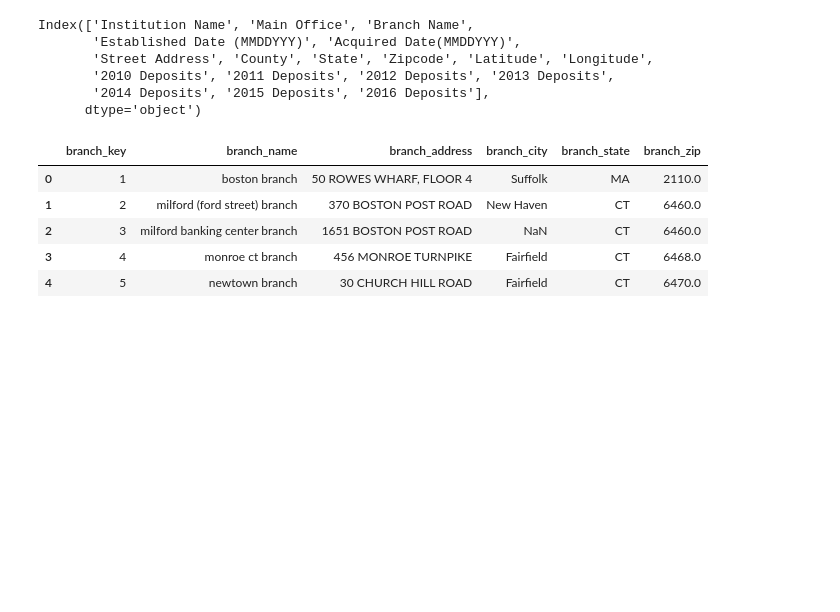
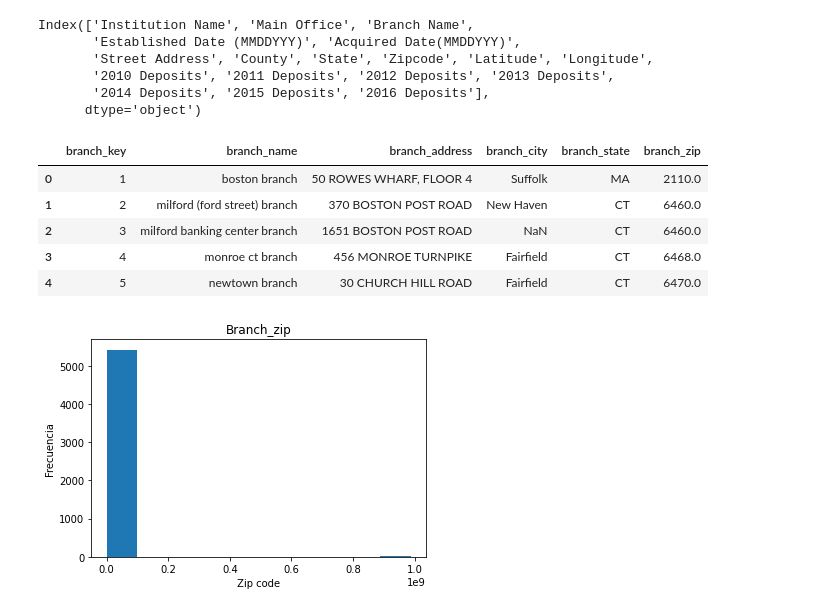
Before and after one commit to nestorivanmo/iimas-data-science, a Jupyter notebook: bde/practicas/Parte2-OLAP/Practica4/P4_Actividad_1_branch_equipo003.ipynb, the cells around one changed output. Drawn from its saved outputs; the diff is of its cells as text; code cells hidden in the pictures; blank space fills up the shorter version.

```diff
--- a/bde/practicas/Parte2-OLAP/Practica4/P4_Actividad_1_branch_equipo003.ipynb
+++ b/bde/practicas/Parte2-OLAP/Practica4/P4_Actividad_1_branch_equipo003.ipynb
@@ -42,3 +42,13 @@ branch_df.head()
 | 4 | 5 | newtown branch | 30 CHURCH HILL ROAD | Fairfield | CT | 6470.0 |
 # %%
 branch_df.to_csv('branch.csv', index=False)
+# %%
+import matplotlib.pyplot as plt
+
+plt.hist(branch_df.branch_zip)
+plt.title('Branch_zip')
+plt.xlabel('Zip code')
+plt.ylabel('Frecuencia')
+plt.show()
+# %% [output]
+[figure, added]
```
Also changed, not shown: parts of 4 cells of this notebook, 3 other files.
